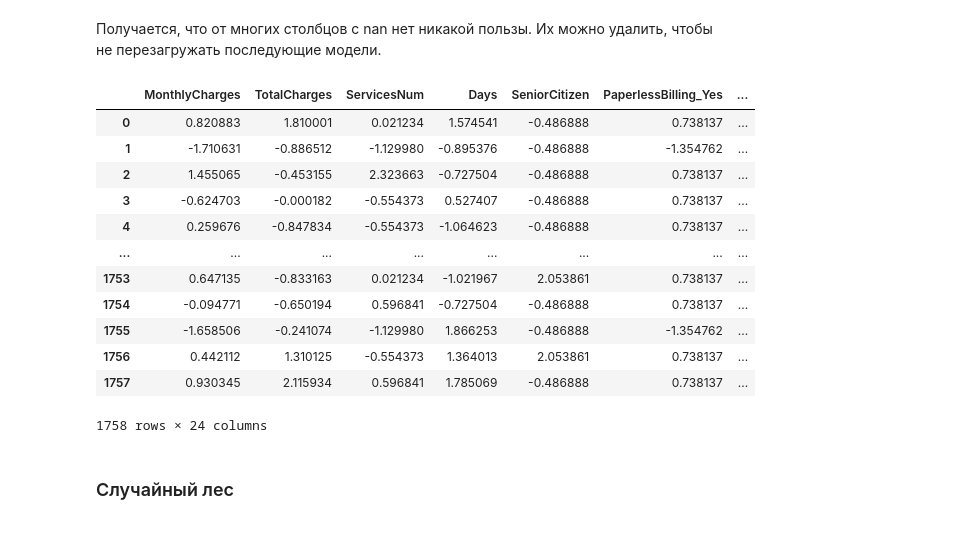
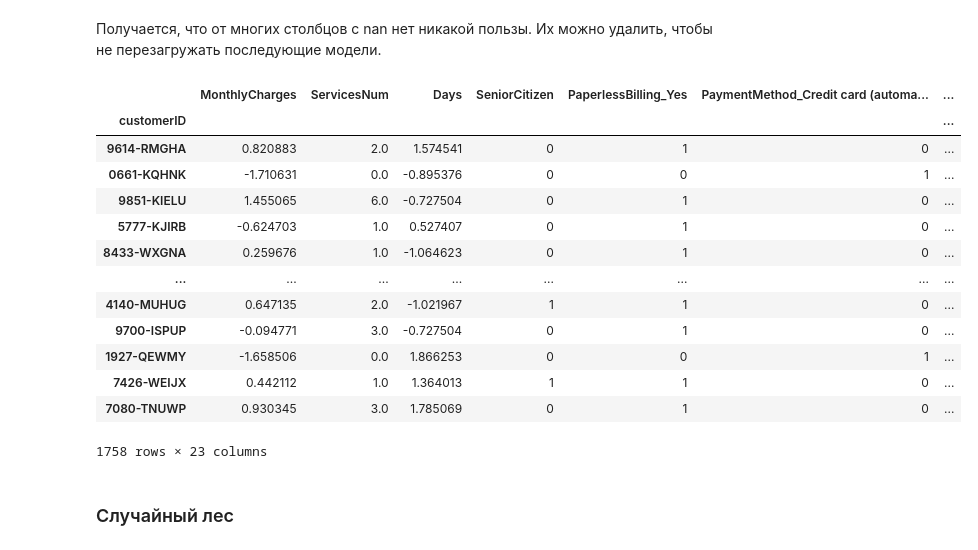
Before and after one commit to elizabeth-hira/DS-projects, a Jupyter notebook: Telecom.ipynb, the cells around one changed output. Saved outputs shown, nothing was run; the diff lists cells and outputs as text; code cells hidden in the pictures.

```diff
--- a/Telecom.ipynb
+++ b/Telecom.ipynb
@@ -460,3 +472,5 @@ df.corr()
+# %%
+df = df.drop('TotalCharges', axis = 1)
 # %% [markdown]
 Значений внутри категориальных признаков не так уж и много, поэтому мы можем применить прямое кодирование, и, чтобы не
 попасть в дамми-ловушку, мы применим **pd.get_dummies** с *drop_first=True*. Но перед этим заменим все Nan на
@@ -511,9 +525,12 @@ features_train, target_train = upsample(features_train, target_train, 3)
 # %%
 scaler = StandardScaler()
 
-scaler.fit(features_train)
-features_train_scaled = scaler.transform(features_train)
-features_test_scaled = scaler.transform(features_test)
+scaler.fit(features_train[['MonthlyCharges', 'Days']])
+features_train_scaled = scaler.transform(features_train[['MonthlyCharges', 'Days']])
+features_test_scaled = scaler.transform(features_test[['MonthlyCharges', 'Days']])
+
+features_train[['MonthlyCharges', 'Days']] = features_train_scaled
+features_test[['MonthlyCharges', 'Days']] = features_test_scaled
 # %% [markdown]
 # Обучение моделей
 
@@ -533,8 +556,13 @@ tree_parameters = {'criterion' : ['gini', 'entropy'], 'max_depth': range (1,15)}
 clf = DecisionTreeClassifier(random_state = 12345)
 
 grid = GridSearchCV(clf, tree_parameters, cv=5, scoring = 'roc_auc')
-grid.fit(features_train_scaled, target_train)
+grid.fit(features_train, target_train)
 
-print('tree:', abs(grid.best_score_))
-print(grid.best_params_)
+models = models.append(pd.Series(["DecisionTreeClassifier", grid.best_score_,
+                                       accuracy_score(target_train, grid.predict(features_train)),
+                                       grid.score(features_train, target_train),
+                                       accuracy_score(target_test, grid.predict(features_test)),
+                                       grid.score(features_test, target_test)], index=models_columns),
+                                   ignore_index=True)
+models
 # %% [output]
@@ -544,8 +572,8 @@ Wall time: 2.98 s
 # %%
 model = DecisionTreeClassifier(criterion='gini', max_depth=14, random_state = 12345)
-model.fit(features_train_scaled, target_train)
+model.fit(features_train, target_train)
 
-feature_importances=pd.DataFrame({'feature_importance':model.feature_importances_}, index=features.columns)
+feature_importances=pd.DataFrame({'feature_importance':model.feature_importances_}, index=features_train.columns)
 feature_importances = feature_importances.sort_values('feature_importance',ascending=False)
 plt.figure(figsize=(16, 9))
 plt.xticks(rotation=90, ha='center')
@@ -559,26 +587,27 @@ sns.barplot(y = feature_importances['feature_importance'], x = feature_importanc
 # %%
 drop_list = ['DeviceProtection_Not subscribe', 'StreamingTV_Not subscribe', 'TechSupport_Not subscribe',
              'OnlineBackup_Not subscribe', 'OnlineSecurity_Not subscribe', 'InternetService_Not subscribe']
 
-features_train_scaled = pd.DataFrame(features_train_scaled, columns=features.columns)
-features_train_scaled = features_train_scaled.drop(drop_list, axis=1)
-features_test_scaled = pd.DataFrame(features_test_scaled, columns=features.columns)
-features_test_scaled = features_test_scaled.drop(drop_list, axis=1)
-features_test_scaled
+features_train = pd.DataFrame(features_train, columns=features.columns)
+features_train = features_train.drop(drop_list, axis=1)
+features_test = pd.DataFrame(features_test, columns=features.columns)
+features_test = features_test.drop(drop_list, axis=1)
+features_test
 # %% [output]
-|  | MonthlyCharges | TotalCharges | ServicesNum | Days | SeniorCitizen | PaperlessBilling_Yes | ... |
-| 0 | 0.820883 | 1.810001 | 0.021234 | 1.574541 | -0.486888 | 0.738137 | ... |
-| 1 | -1.710631 | -0.886512 | -1.129980 | -0.895376 | -0.486888 | -1.354762 | ... |
-| 2 | 1.455065 | -0.453155 | 2.323663 | -0.727504 | -0.486888 | 0.738137 | ... |
-| 3 | -0.624703 | -0.000182 | -0.554373 | 0.527407 | -0.486888 | 0.738137 | ... |
-| 4 | 0.259676 | -0.847834 | -0.554373 | -1.064623 | -0.486888 | 0.738137 | ... |
+|  | MonthlyCharges | ServicesNum | Days | SeniorCitizen | PaperlessBilling_Yes | PaymentMethod_Credit card (automa... | ... |
+| customerID |  |  |  |  |  |  | ... |
+| 9614-RMGHA | 0.820883 | 2.0 | 1.574541 | 0 | 1 | 0 | ... |
+| 0661-KQHNK | -1.710631 | 0.0 | -0.895376 | 0 | 0 | 1 | ... |
+| 9851-KIELU | 1.455065 | 6.0 | -0.727504 | 0 | 1 | 0 | ... |
+| 5777-KJIRB | -0.624703 | 1.0 | 0.527407 | 0 | 1 | 0 | ... |
+| 8433-WXGNA | 0.259676 | 1.0 | -1.064623 | 0 | 1 | 0 | ... |
 | ... | ... | ... | ... | ... | ... | ... | ... |
-| 1753 | 0.647135 | -0.833163 | 0.021234 | -1.021967 | 2.053861 | 0.738137 | ... |
-| 1754 | -0.094771 | -0.650194 | 0.596841 | -0.727504 | -0.486888 | 0.738137 | ... |
-| 1755 | -1.658506 | -0.241074 | -1.129980 | 1.866253 | -0.486888 | -1.354762 | ... |
-| 1756 | 0.442112 | 1.310125 | -0.554373 | 1.364013 | 2.053861 | 0.738137 | ... |
-| 1757 | 0.930345 | 2.115934 | 0.596841 | 1.785069 | -0.486888 | 0.738137 | ... |
+| 4140-MUHUG | 0.647135 | 2.0 | -1.021967 | 1 | 1 | 0 | ... |
+| 9700-ISPUP | -0.094771 | 3.0 | -0.727504 | 0 | 1 | 0 | ... |
+| 1927-QEWMY | -1.658506 | 0.0 | 1.866253 | 0 | 0 | 1 | ... |
+| 7426-WEIJX | 0.442112 | 1.0 | 1.364013 | 1 | 1 | 0 | ... |
+| 7080-TNUWP | 0.930345 | 3.0 | 1.785069 | 0 | 1 | 0 | ... |
-1758 rows × 24 columns
+1758 rows × 23 columns
 # %% [markdown]
 ### Случайный лес
 # %%
```
Also changed, not shown: parts of 20 cells of this notebook.
